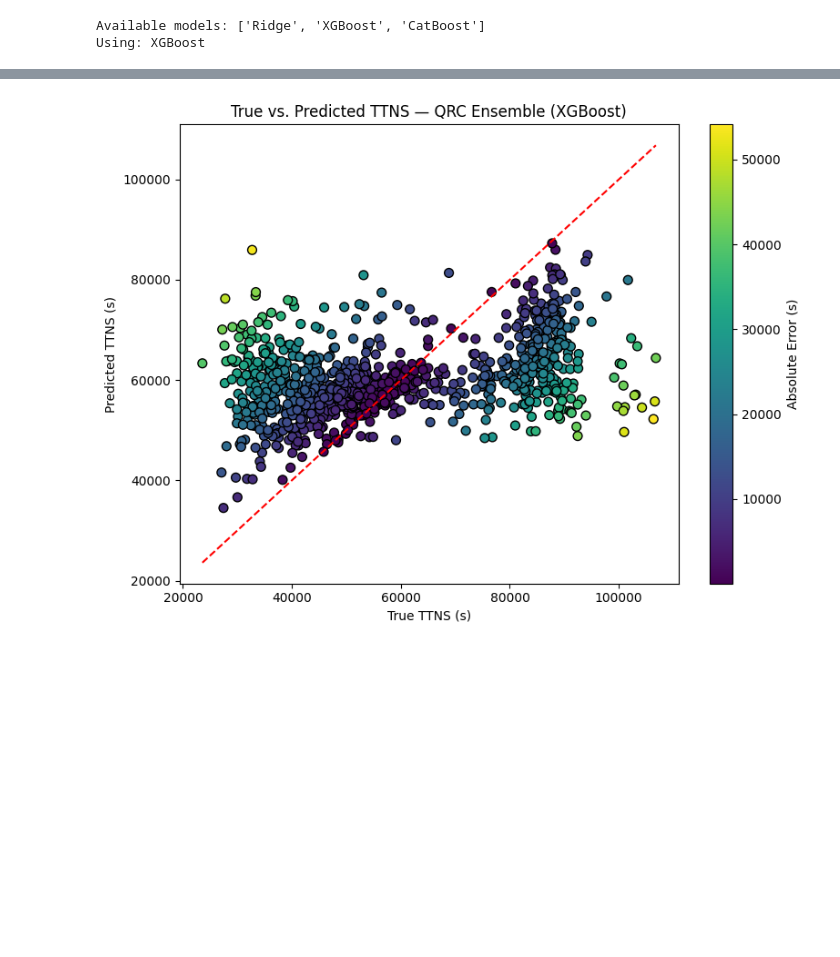
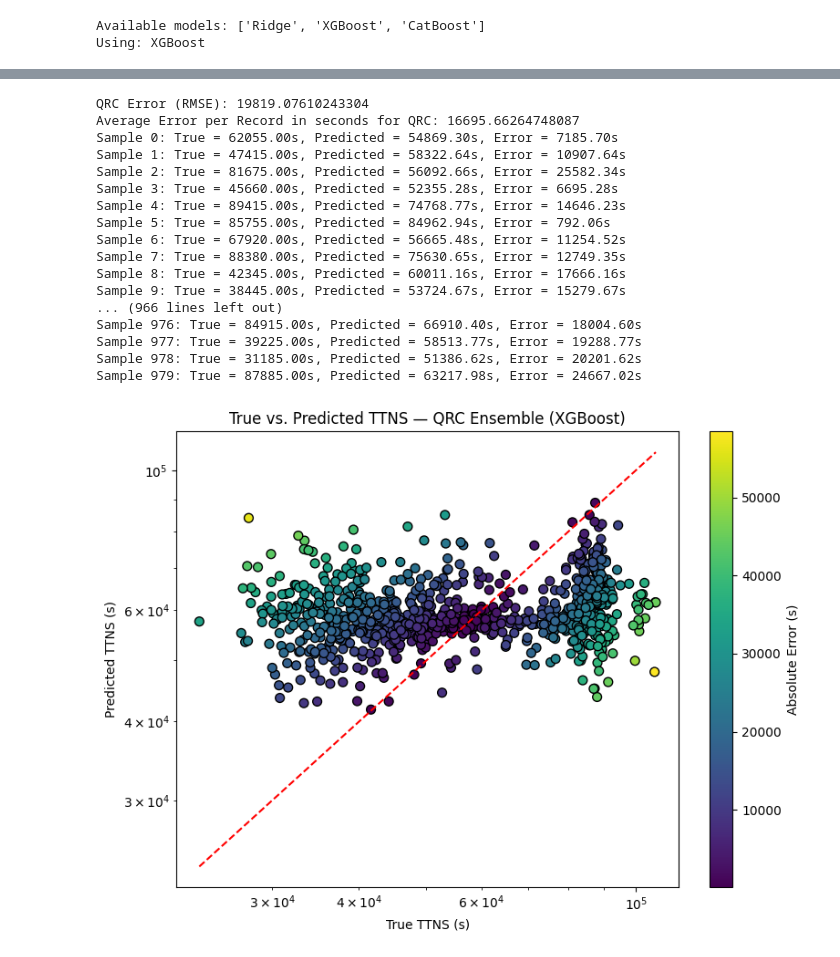
Before and after one commit to Icequake-QRC-Mines/Icequake-QRC-, a Jupyter notebook: Classical/QRC.ipynb, the cells around one changed output, grey strips where cells are left out. Cells and saved outputs as stored; diff of their text form; code cells hidden in the pictures; blank space fills up the shorter version.

```diff
--- a/Classical/QRC.ipynb
+++ b/Classical/QRC.ipynb
@@ -40,17 +43,17 @@ Next slips shape (4897, 8)
 orig shape (5150, 8)
 # %%
 # QRC Configuration
-# num_layers: random rotation layers in the reservoir.
-# shots: measurement shots per circuit.
-# n_iterations: reservoir realizations to run; top_k are ensembled.
-# top_k: number of best performing reservoirs to ensemble.
-# correlation_threshold: Pearson correlation threshold for future if we have too many features. Select only the most relevant ones.
-# random_seed: random seed for reproducibility.
+#   num_layers: random rotation layers in the reservoir.
+#   shots: measurement shots per circuit.
+#   n_iterations: reservoir realizations to run; top_k are ensembled.
+#   top_k: number of best performing models to ensemble, less useful for raw performance and more useful for reducing variance.
+#   correlation_threshold: Pearson correlation threshold for future if we have too many features. Select only the most relevant ones.
+#   random_seed: random seed for reproducibility.
 QRC_CONFIG = {
-    "num_layers": 3,
+    "num_layers": 1,
     "shots": 1024,
     "n_iterations": 10,
-    "top_k": 3,
+    "top_k": 1,
     "correlation_threshold": 0.0,
     "random_seed": 42,
 }
@@ -499,6 +486,7 @@ def run_single_qrc_iteration(
 
     val_r2 = r2_score(y_val, val_pred)
     val_rmse = root_mean_squared_error(y_val, val_pred)
+    val_mae = mean_absolute_error(y_val, val_pred)
     test_rmse = root_mean_squared_error(y_test, test_pred)
     test_mae = mean_absolute_error(y_test, test_pred)
 
@@ -506,6 +494,7 @@ def run_single_qrc_iteration(
         "iteration": iteration_idx,
         "val_r2": val_r2,
         "val_rmse": val_rmse,
+        "val_mae": val_mae,
         "test_rmse": test_rmse,
         "test_mae": test_mae,
         "test_pred": test_pred,
@@ -515,9 +504,6 @@ def run_single_qrc_iteration(
         "P_val": P_val,
         "P_test": P_test,
     }
-
-# test running a single iteration of the QRC pipeline
-res = run_single_qrc_iteration(
 # %%
 def run_qrc_pipeline(
     X_train_q,
@@ -579,13 +565,13 @@ def run_qrc_pipeline(
         )
         results.append(res)
 
-    # Select top-k by validation R-squared
+    # Select top-k by validation MAE
     top_k = config["top_k"]
-    sorted_results = sorted(results, key=lambda r: r["val_r2"], reverse=True)
+    sorted_results = sorted(results, key=lambda r: r["val_mae"], reverse=False)
     top_results = sorted_results[:top_k]
     top_indices = [r["iteration"] for r in top_results]
 
-    print(f"\nTop-{top_k} iterations (by val R²): {[i + 1 for i in top_indices]}")
+    print(f"\nTop-{top_k} iterations (by val MAE): {[i + 1 for i in top_indices]}")
 
     # Ensemble: average test predictions of top-k
     ensemble_pred = np.mean([r["test_pred"] for r in top_results], axis=0)
@@ -595,7 +581,7 @@ def run_qrc_pipeline(
 
     print(f"\nEnsemble Test RMSE: {ensemble_rmse:.2f}")
     print(f"Ensemble Test MAE:  {ensemble_mae:.2f}")
-    print(f"Ensemble Test R²:   {ensemble_r2:.4f}")
+    print(f"Ensemble Test R2:   {ensemble_r2:.4f}")
 
     return results, ensemble_pred, top_indices
 
@@ -679,26 +667,57 @@ Iteration Val R² Val RMSE Test RMSE Test MAE Top-k
 # %%
 # Scatter: true vs predicted TTNS. Color = absolute error (seconds).
 y_test_arr = np.asarray(y_test)
 absolute_error = np.abs(ensemble_pred - y_test_arr)
 
+# Error metrics
+QRC_RMSE = root_mean_squared_error(y_test, ensemble_pred)
+print("QRC Error (RMSE):", QRC_RMSE)
+
+MAE_seconds = np.mean(absolute_error)
+print("Average Error per Record in seconds for QRC:", MAE_seconds)
+
+# Per-sample: True, Predicted, Error
+for i, (true, pred, abs_err) in enumerate(zip(y_test_arr, ensemble_pred, absolute_error)):
+    print(f"Sample {i}: True = {true:.2f}s, Predicted = {pred:.2f}s, Error = {abs_err:.2f}s")
+
+# Scatter plot
 plt.figure(figsize=(8, 6))
 plt.scatter(
     y_test_arr,
     ensemble_pred,
     c=absolute_error,
     cmap="viridis",
     s=50,
     edgecolors="black",
 )
 plt.colorbar(label="Absolute Error (s)")
 plt.plot([min(y_test_arr), max(y_test_arr)], [min(y_test_arr), max(y_test_arr)], "r--")
 plt.xlabel("True TTNS (s)")
 plt.ylabel("Predicted TTNS (s)")
 plt.title(f"True vs. Predicted TTNS — QRC Ensemble ({CLASSICAL_MODEL_NAME})")
+plt.xscale("log")
+plt.yscale("log")
 plt.tight_layout()
 plt.show()
 # %% [output]
+QRC Error (RMSE): 19819.07610243304
+Average Error per Record in seconds for QRC: 16695.66264748087
+Sample 0: True = 62055.00s, Predicted = 54869.30s, Error = 7185.70s
+Sample 1: True = 47415.00s, Predicted = 58322.64s, Error = 10907.64s
+Sample 2: True = 81675.00s, Predicted = 56092.66s, Error = 25582.34s
+Sample 3: True = 45660.00s, Predicted = 52355.28s, Error = 6695.28s
+Sample 4: True = 89415.00s, Predicted = 74768.77s, Error = 14646.23s
+Sample 5: True = 85755.00s, Predicted = 84962.94s, Error = 792.06s
+Sample 6: True = 67920.00s, Predicted = 56665.48s, Error = 11254.52s
+Sample 7: True = 88380.00s, Predicted = 75630.65s, Error = 12749.35s
+Sample 8: True = 42345.00s, Predicted = 60011.16s, Error = 17666.16s
+Sample 9: True = 38445.00s, Predicted = 53724.67s, Error = 15279.67s
+... (966 lines left out)
+Sample 976: True = 84915.00s, Predicted = 66910.40s, Error = 18004.60s
+Sample 977: True = 39225.00s, Predicted = 58513.77s, Error = 19288.77s
+Sample 978: True = 31185.00s, Predicted = 51386.62s, Error = 20201.62s
+Sample 979: True = 87885.00s, Predicted = 63217.98s, Error = 24667.02s
-[figure, old version]
+[figure, new version]
 # %%
 # SHAP: feature importance of quantum states for best iteration.
 # Explainer type depends on model (linear/tree/kernel).
```
Also changed, not shown: parts of 8 cells of this notebook.
